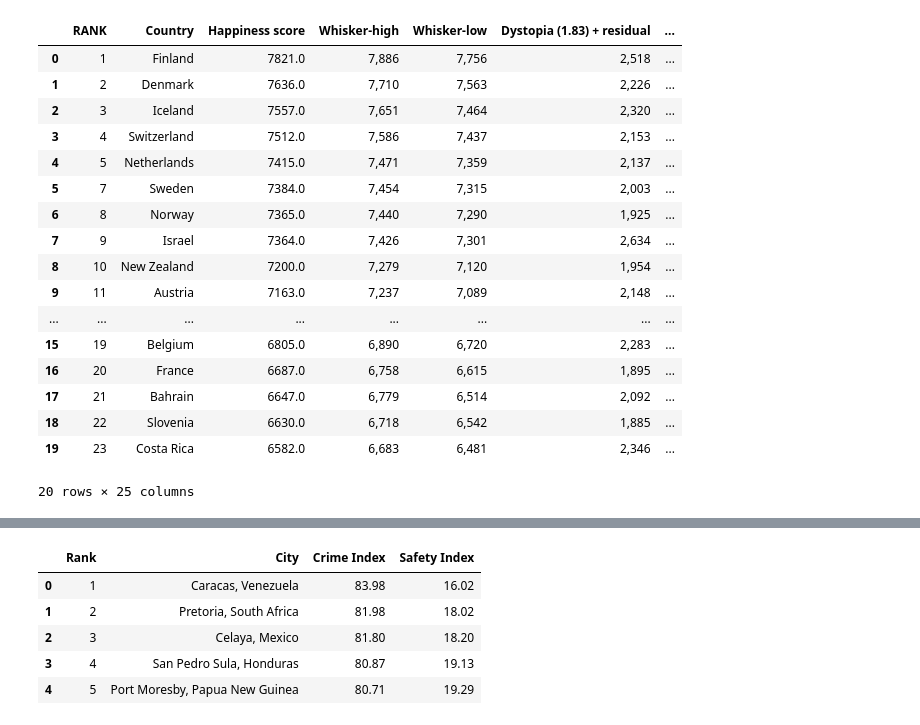
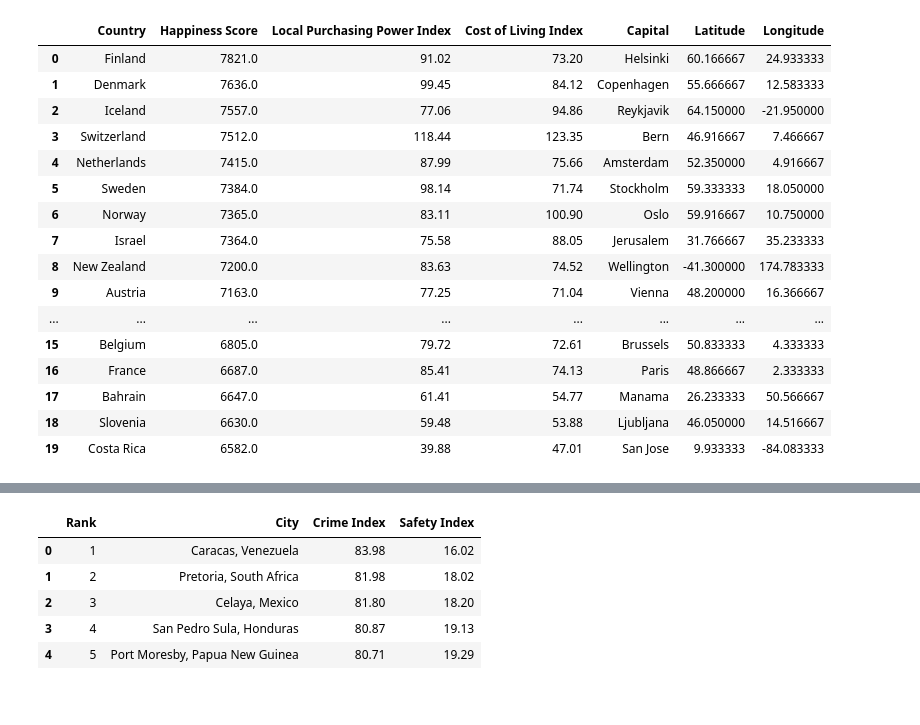
Before and after one commit to cburgyan/project1_happiness, a Jupyter notebook: pro1_happiness.ipynb, the cells around one changed output, grey strips where cells are left out. Saved outputs shown, nothing was run; the diff lists cells and outputs as text; code cells hidden in the pictures.

```diff
--- a/pro1_happiness.ipynb
+++ b/pro1_happiness.ipynb
@@ -20,9 +20,13 @@ from citipy import citipy
 # Import API key
 from api_keys import geoapify_key
 # %%
-hap_df = pd.read_csv('./Resources/2022.csv', encoding='utf-8')
-
-cost_df = pd.read_csv('./Resources/Cost_of_Living_Index_2022.csv', encoding='utf-8')
+hap_df = pd.read_csv('./Resources/2022.csv')
+print(hap_df.columns)
+hap_df = hap_df[['Country', 'Happiness score']]
+hap_df.columns = ['Country', 'Happiness Score']
+cost_df = pd.read_csv('./Resources/Cost_of_Living_Index_2022.csv')
+print(cost_df.columns)
+cost_df = cost_df[['Country', 'Local Purchasing Power Index', 'Cost of Living Index']]
 
 print(hap_df.head())
 print(cost_df.head())
@@ -80,5 +69,11 @@ Local Purchasing Power Index                  106
 dtype: int64
 # %%
-capCoord_df = pd.read_csv('./Resources/country-capitals.csv', on_bad_lines='skip', encoding='utf-8')
+capCoord_df = pd.read_csv('./Resources/country-capitals.csv', on_bad_lines='skip')
+print(capCoord_df.columns)
+del capCoord_df['CountryCode']
+del capCoord_df['ContinentName']
+capCoord_df.columns = ['Country', 'Capital', 'Latitude', 'Longitude']
+print(capCoord_df.columns)
+
 capCoord_df
 # %% [output]
@@ -98,4 +97,4 @@ capCoord_df
 # %%
-mHapCostCoord_df = mHapCost_df.merge(capCoord_df, how='inner', left_on='Country', right_on='CountryName')
-mHapCostCoord_df
+mHapCost_df = mHapCost_df.merge(capCoord_df, how='inner', on='Country')
+mHapCost_df
 # %% [output]
@@ -115,5 +114,4 @@ mHapCostCoord_df
 # %%
-print(mHapCostCoord_df.dtypes)
-mHapCostCoord_df['Happiness score'] = mHapCostCoord_df['Happiness score'].str.replace(",", "").astype('float')
-mHapCostCoord_df.dtypes
+mHapCost_df['Happiness Score'] = mHapCost_df['Happiness Score'].str.replace(",", "").astype('float')
+mHapCost_df.dtypes
 # %% [output]
@@ -195,25 +170,24 @@ happiestplot
 [interactive output not drawn]
 # %%
-top20Hap = mHapCostCoord_df.sort_values('Happiness score', ascending=False).head(20)
+top20Hap = mHapCost_df.sort_values('Happiness Score', ascending=False).head(20)
 top20Hap
 # %% [output]
-|  | RANK | Country | Happiness score | Whisker-high | Whisker-low | Dystopia (1.83) + residual | ... |
-| 0 | 1 | Finland | 7821.0 | 7,886 | 7,756 | 2,518 | ... |
-| 1 | 2 | Denmark | 7636.0 | 7,710 | 7,563 | 2,226 | ... |
-| 2 | 3 | Iceland | 7557.0 | 7,651 | 7,464 | 2,320 | ... |
-| 3 | 4 | Switzerland | 7512.0 | 7,586 | 7,437 | 2,153 | ... |
-| 4 | 5 | Netherlands | 7415.0 | 7,471 | 7,359 | 2,137 | ... |
-| 5 | 7 | Sweden | 7384.0 | 7,454 | 7,315 | 2,003 | ... |
-| 6 | 8 | Norway | 7365.0 | 7,440 | 7,290 | 1,925 | ... |
-| 7 | 9 | Israel | 7364.0 | 7,426 | 7,301 | 2,634 | ... |
-| 8 | 10 | New Zealand | 7200.0 | 7,279 | 7,120 | 1,954 | ... |
-| 9 | 11 | Austria | 7163.0 | 7,237 | 7,089 | 2,148 | ... |
+|  | Country | Happiness Score | Local Purchasing Power Index | Cost of Living Index | Capital | Latitude | Longitude |
+| 0 | Finland | 7821.0 | 91.02 | 73.20 | Helsinki | 60.166667 | 24.933333 |
+| 1 | Denmark | 7636.0 | 99.45 | 84.12 | Copenhagen | 55.666667 | 12.583333 |
+| 2 | Iceland | 7557.0 | 77.06 | 94.86 | Reykjavik | 64.150000 | -21.950000 |
+| 3 | Switzerland | 7512.0 | 118.44 | 123.35 | Bern | 46.916667 | 7.466667 |
+| 4 | Netherlands | 7415.0 | 87.99 | 75.66 | Amsterdam | 52.350000 | 4.916667 |
+| 5 | Sweden | 7384.0 | 98.14 | 71.74 | Stockholm | 59.333333 | 18.050000 |
+| 6 | Norway | 7365.0 | 83.11 | 100.90 | Oslo | 59.916667 | 10.750000 |
+| 7 | Israel | 7364.0 | 75.58 | 88.05 | Jerusalem | 31.766667 | 35.233333 |
+| 8 | New Zealand | 7200.0 | 83.63 | 74.52 | Wellington | -41.300000 | 174.783333 |
+| 9 | Austria | 7163.0 | 77.25 | 71.04 | Vienna | 48.200000 | 16.366667 |
 | ... | ... | ... | ... | ... | ... | ... | ... |
-| 15 | 19 | Belgium | 6805.0 | 6,890 | 6,720 | 2,283 | ... |
-| 16 | 20 | France | 6687.0 | 6,758 | 6,615 | 1,895 | ... |
-| 17 | 21 | Bahrain | 6647.0 | 6,779 | 6,514 | 2,092 | ... |
-| 18 | 22 | Slovenia | 6630.0 | 6,718 | 6,542 | 1,885 | ... |
-| 19 | 23 | Costa Rica | 6582.0 | 6,683 | 6,481 | 2,346 | ... |
+| 15 | Belgium | 6805.0 | 79.72 | 72.61 | Brussels | 50.833333 | 4.333333 |
+| 16 | France | 6687.0 | 85.41 | 74.13 | Paris | 48.866667 | 2.333333 |
+| 17 | Bahrain | 6647.0 | 61.41 | 54.77 | Manama | 26.233333 | 50.566667 |
+| 18 | Slovenia | 6630.0 | 59.48 | 53.88 | Ljubljana | 46.050000 | 14.516667 |
+| 19 | Costa Rica | 6582.0 | 39.88 | 47.01 | San Jose | 9.933333 | -84.083333 |
-20 rows × 25 columns
 # %%
 top20HapPlot = top20Hap.hvplot.points(
```
Also changed, not shown: parts of 26 cells of this notebook.
